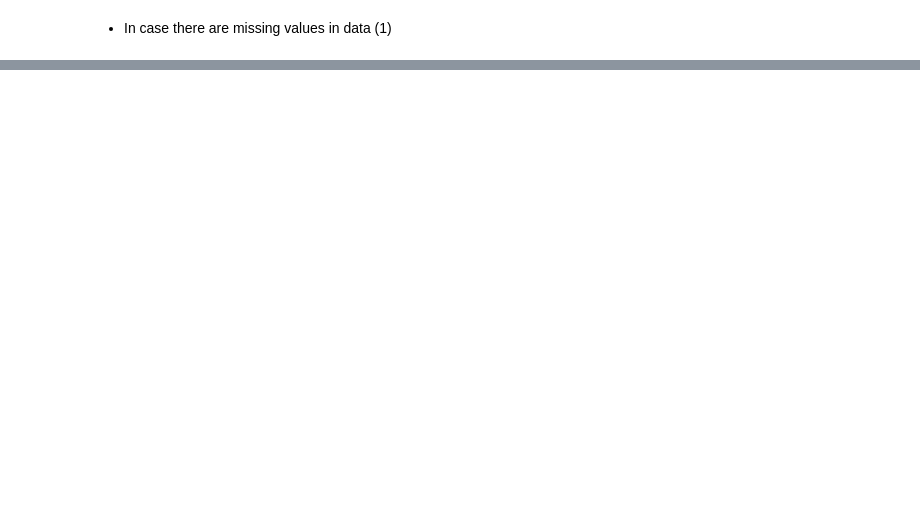
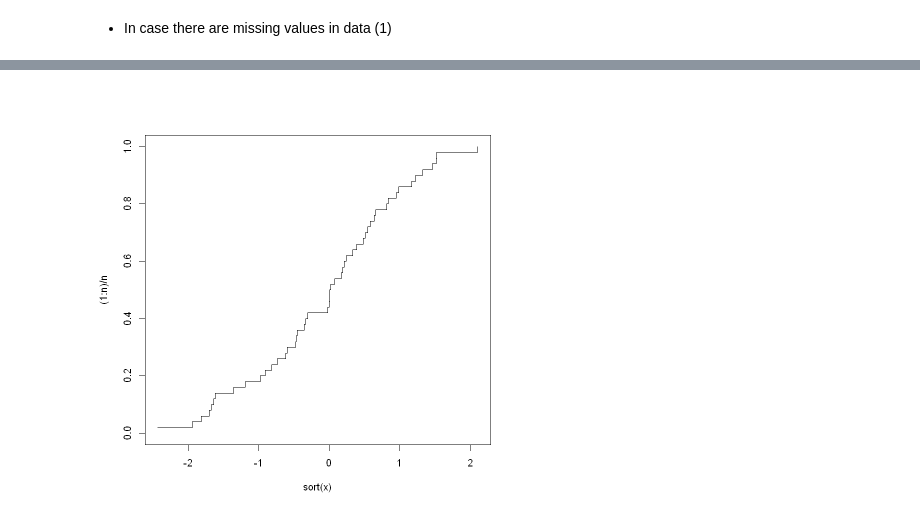
Before and after one commit to barkle2/KNOU, a Jupyter notebook: [5-1]데이터분석방법론(1)/03 Probability and Distributions.ipynb, the cells around one changed output, grey strips where cells are left out. Saved outputs shown, nothing was run; the diff lists cells and outputs as text; code cells hidden in the pictures; blank space fills up the shorter version.

```diff
--- a/[5-1]데이터분석방법론(1)/03 Probability and Distributions.ipynb
+++ b/[5-1]데이터분석방법론(1)/03 Probability and Distributions.ipynb
@@ -201,0 +280,5 @@ The following objects are masked from juul (pos = 3):
+# %%
+n <- length(x)
+plot(sort(x), (1:n)/n, type='s', ylim=c(0,1))
+# %% [output]
+[figure, added]
```
Also changed, not shown: parts of 32 cells of this notebook.
